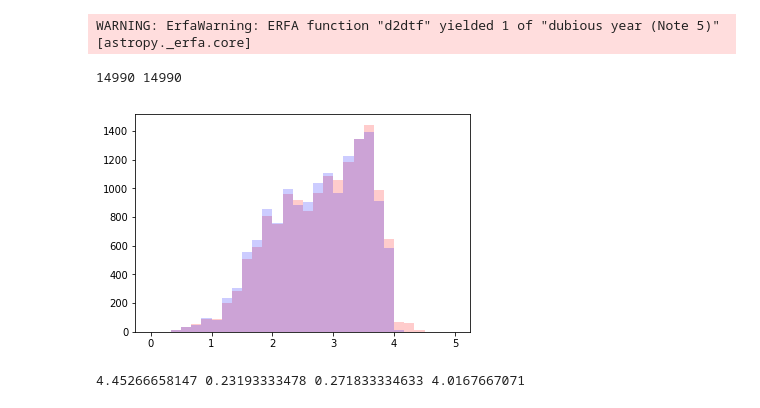
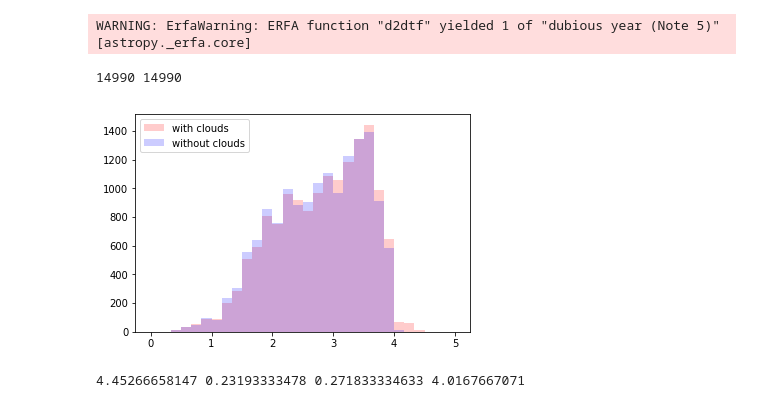
Before and after one commit to segasai/mynotebooks, a Jupyter notebook: desi_sky/DESI sky.ipynb, the cells around one changed output. Drawn from its saved outputs; the diff is of its cells as text; code cells hidden in the pictures.

```diff
--- a/desi_sky/DESI sky.ipynb
+++ b/desi_sky/DESI sky.ipynb
@@ -256,12 +256,13 @@ simskyG60_nc = make_simulation(modelG, 1, 10000,clouds=False,minMoonDist=60,seed
 WARNING: ErfaWarning: ERFA function "d2dtf" yielded 1 of "dubious year (Note 5)" [astropy._erfa.core]
 # %%
 minN = min(len(simskyG60),len(simskyG60_nc))
-plt.hist(simskyG60[:minN], bins=30, alpha=0.2,color='red',range=[0,5])
-plt.hist(simskyG60_nc[:minN], bins=30, alpha=0.2,color='blue',range=[0,5])
+plt.hist(simskyG60[:minN], bins=30, alpha=0.2,color='red',range=[0,5],label='with clouds')
+plt.hist(simskyG60_nc[:minN], bins=30, alpha=0.2,color='blue',range=[0,5],label='without clouds')
+plt.legend()
 print (len(simskyG60),len(simskyG60_nc))
 # %% [output]
 14990 14990
-[figure, old version]
+[figure, new version]
 # %%
 print (simskyG60.max(),simskyG60.min(),simskyG60_nc.min(),simskyG60_nc.max())
 # %% [output]
```
Also changed, not shown: parts of 2 cells of this notebook.
